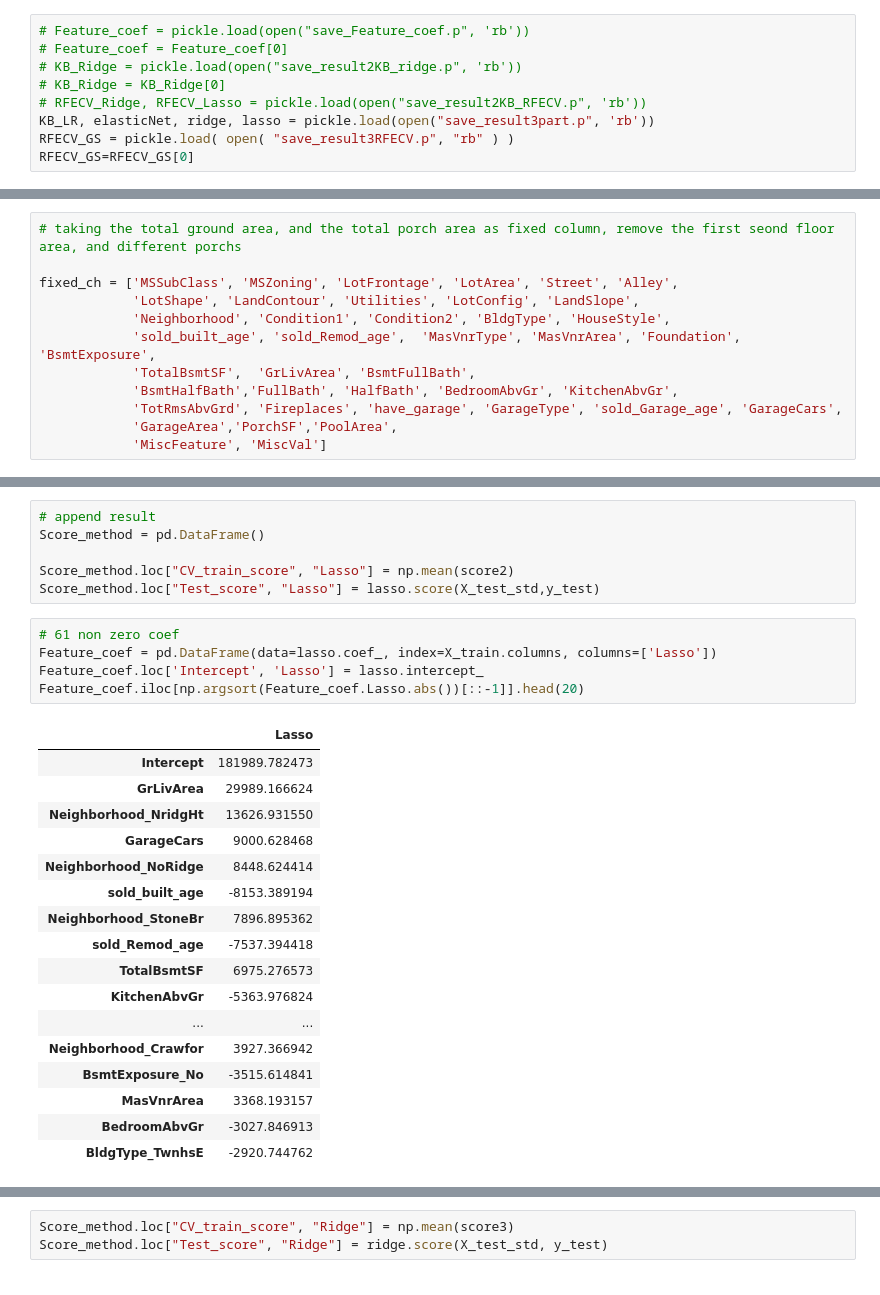
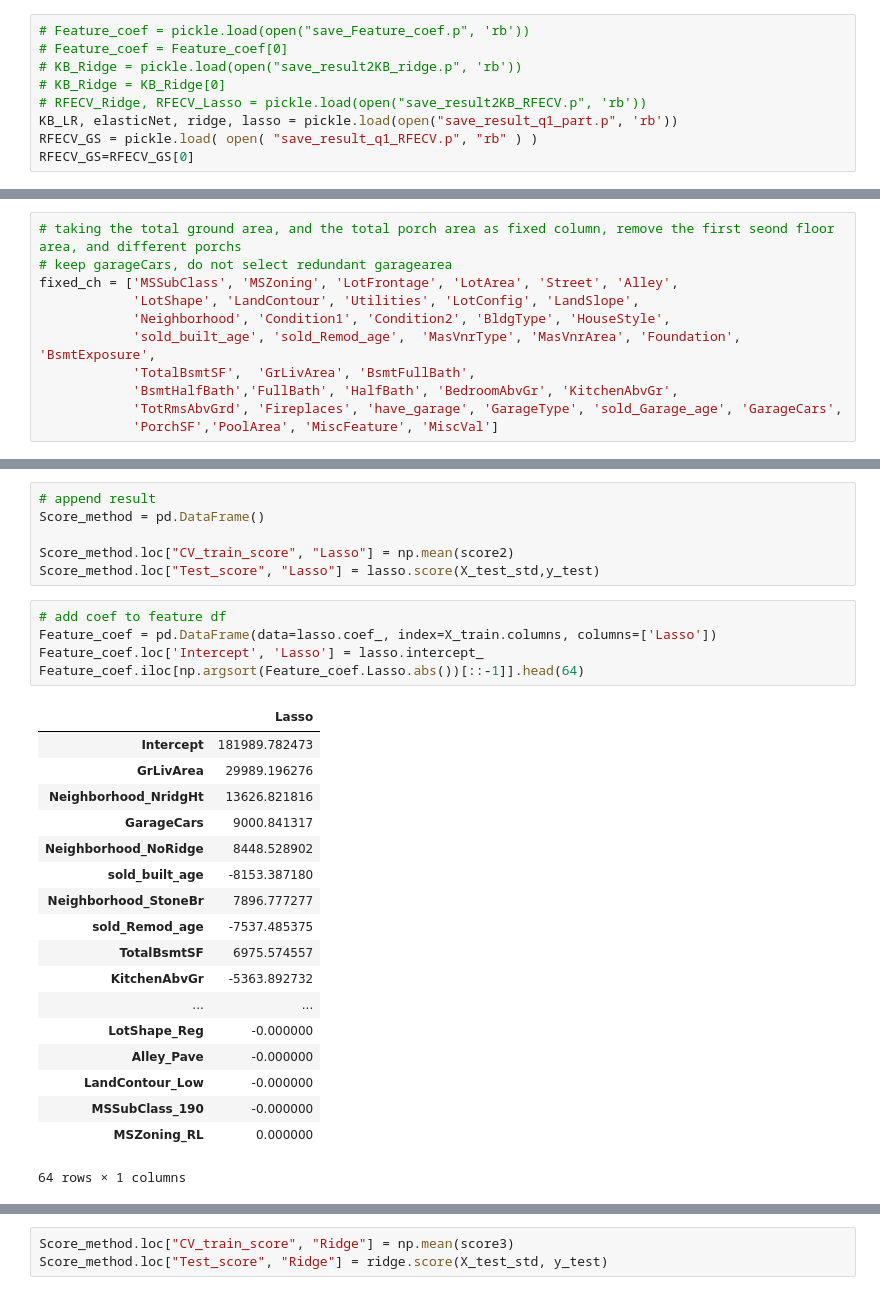
Before and after one commit to Miaowshroom/project3_a2, a Jupyter notebook: project-03-combined.ipynb, the cells around one changed output, grey strips where cells are left out. Saved outputs shown, nothing was run; the diff lists cells and outputs as text.

```diff
--- a/project-03-combined.ipynb
+++ b/project-03-combined.ipynb
@@ -41,8 +41,8 @@ sns.set_style('whitegrid')
 # KB_Ridge = pickle.load(open("save_result2KB_ridge.p", 'rb'))
 # KB_Ridge = KB_Ridge[0]
 # RFECV_Ridge, RFECV_Lasso = pickle.load(open("save_result2KB_RFECV.p", 'rb'))
-KB_LR, elasticNet, ridge, lasso = pickle.load(open("save_result3part.p", 'rb'))
-RFECV_GS = pickle.load( open( "save_result3RFECV.p", "rb" ) )
+KB_LR, elasticNet, ridge, lasso = pickle.load(open("save_result_q1_part.p", 'rb'))
+RFECV_GS = pickle.load( open( "save_result_q1_RFECV.p", "rb" ) )
 RFECV_GS=RFECV_GS[0]
 # %% [markdown]
 <img src="http://imgur.com/l5NasQj.png" style="float: left; margin: 25px 15px 0px 0px; height: 25px">
@@ -427,7 +427,7 @@ Index(['Id', 'MSSubClass', 'MSZoning', 'LotFrontage', 'LotArea', 'Street',
 ## Fixed ch selecting
 # %%
 # taking the total ground area, and the total porch area as fixed column, remove the first seond floor area, and different porchs
-
+# keep garageCars, do not select redundant garagearea
 fixed_ch = ['MSSubClass', 'MSZoning', 'LotFrontage', 'LotArea', 'Street', 'Alley',
             'LotShape', 'LandContour', 'Utilities', 'LotConfig', 'LandSlope',
             'Neighborhood', 'Condition1', 'Condition2', 'BldgType', 'HouseStyle',
@@ -435,8 +435,7 @@ fixed_ch = ['MSSubClass', 'MSZoning', 'LotFrontage', 'LotArea', 'Street', 'Alley
             'TotalBsmtSF',  'GrLivArea', 'BsmtFullBath',
             'BsmtHalfBath','FullBath', 'HalfBath', 'BedroomAbvGr', 'KitchenAbvGr',
             'TotRmsAbvGrd', 'Fireplaces', 'have_garage', 'GarageType', 'sold_Garage_age', 'GarageCars',
-            'GarageArea','PorchSF','PoolArea',
-            'MiscFeature', 'MiscVal']
+            'PorchSF','PoolArea', 'MiscFeature', 'MiscVal']
 # %%
 # check the rest of the column
 rest_ch = [col for col in house_residential.columns if col not in fixed_ch]
@@ -745,27 +743,28 @@ Score_method = pd.DataFrame()
 Score_method.loc["CV_train_score", "Lasso"] = np.mean(score2)
 Score_method.loc["Test_score", "Lasso"] = lasso.score(X_test_std,y_test)
 # %%
-# 61 non zero coef
+# add coef to feature df
 Feature_coef = pd.DataFrame(data=lasso.coef_, index=X_train.columns, columns=['Lasso'])
 Feature_coef.loc['Intercept', 'Lasso'] = lasso.intercept_
-Feature_coef.iloc[np.argsort(Feature_coef.Lasso.abs())[::-1]].head(20)
+Feature_coef.iloc[np.argsort(Feature_coef.Lasso.abs())[::-1]].head(64)
 # %% [output]
 |  | Lasso |
 | Intercept | 181989.782473 |
-| GrLivArea | 29989.166624 |
-| Neighborhood_NridgHt | 13626.931550 |
-| GarageCars | 9000.628468 |
-| Neighborhood_NoRidge | 8448.624414 |
-| sold_built_age | -8153.389194 |
-| Neighborhood_StoneBr | 7896.895362 |
-| sold_Remod_age | -7537.394418 |
-| TotalBsmtSF | 6975.276573 |
-| KitchenAbvGr | -5363.976824 |
+| GrLivArea | 29989.196276 |
+| Neighborhood_NridgHt | 13626.821816 |
+| GarageCars | 9000.841317 |
+| Neighborhood_NoRidge | 8448.528902 |
+| sold_built_age | -8153.387180 |
+| Neighborhood_StoneBr | 7896.777277 |
+| sold_Remod_age | -7537.485375 |
+| TotalBsmtSF | 6975.574557 |
+| KitchenAbvGr | -5363.892732 |
 | ... | ... |
-| Neighborhood_Crawfor | 3927.366942 |
-| BsmtExposure_No | -3515.614841 |
-| MasVnrArea | 3368.193157 |
-| BedroomAbvGr | -3027.846913 |
-| BldgType_TwnhsE | -2920.744762 |
+| LotShape_Reg | -0.000000 |
+| Alley_Pave | -0.000000 |
+| LandContour_Low | -0.000000 |
+| MSSubClass_190 | -0.000000 |
+| MSZoning_RL | 0.000000 |
+64 rows × 1 columns
 # %%
 # # model 3 ridge
```
Also changed, not shown: parts of 30 cells of this notebook, 2 other files.
